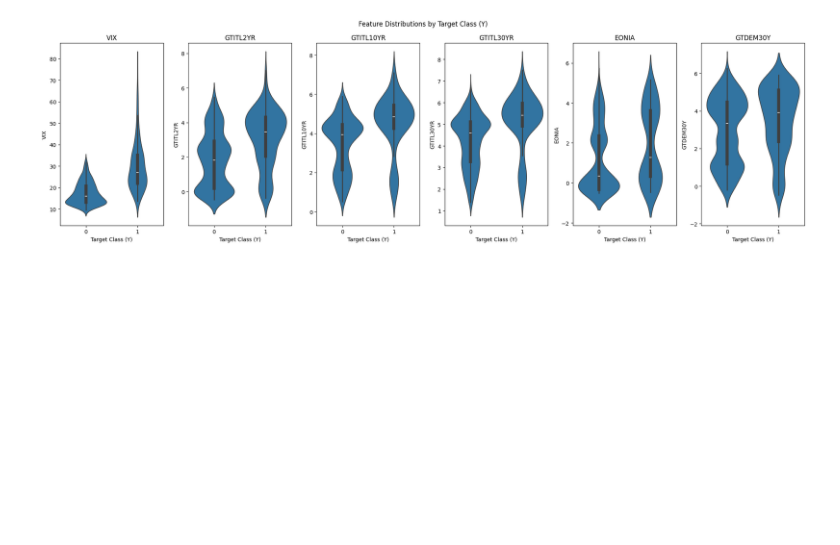
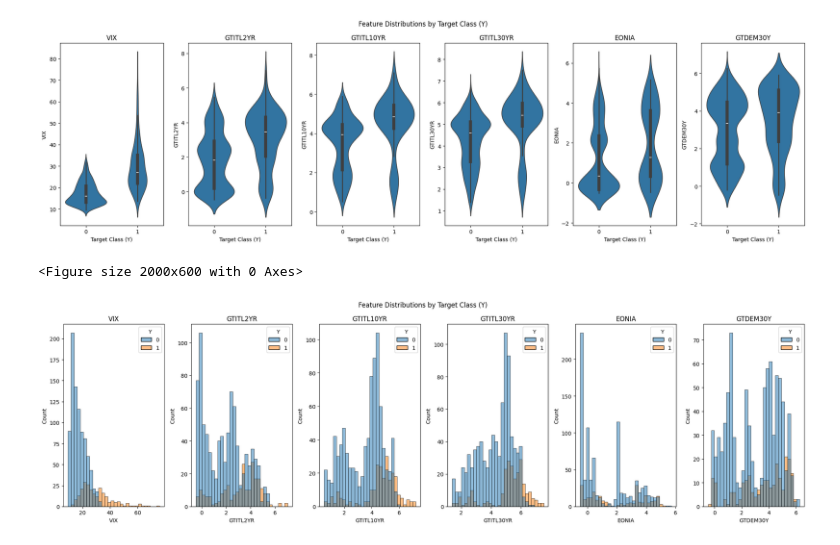
Before and after one commit to IntermediaDesigns/market-anomaly, a Jupyter notebook: market_anomaly.ipynb, the cells around one changed output. Saved outputs shown, nothing was run; the diff lists cells and outputs as text; code cells hidden in the pictures; blank space fills up the shorter version.

```diff
--- a/market_anomaly.ipynb
+++ b/market_anomaly.ipynb
@@ -161,3 +161,18 @@ plt.show()
 # %% [output]
 <Figure size 2000x600 with 0 Axes>
 [figure]
+# %%
+plt.figure(figsize=(20, 6))
+fig, axes = plt.subplots(1, len(cols_to_plot), figsize=(20, 6))
+fig.suptitle("Feature Distributions by Target Class (Y)")
+
+for i, col in enumerate(cols_to_plot):
+    sns.histplot(data=df, x=col, hue="Y", ax=axes[i], multiple="layer", alpha=0.5, bins=30)
+
+    axes[i].set_title(f"{col}")
+
+plt.tight_layout()
+plt.show()
+# %% [output]
+<Figure size 2000x600 with 0 Axes>
+[figure, added]
```
Also changed, not shown: parts of 1 cell of this notebook.
